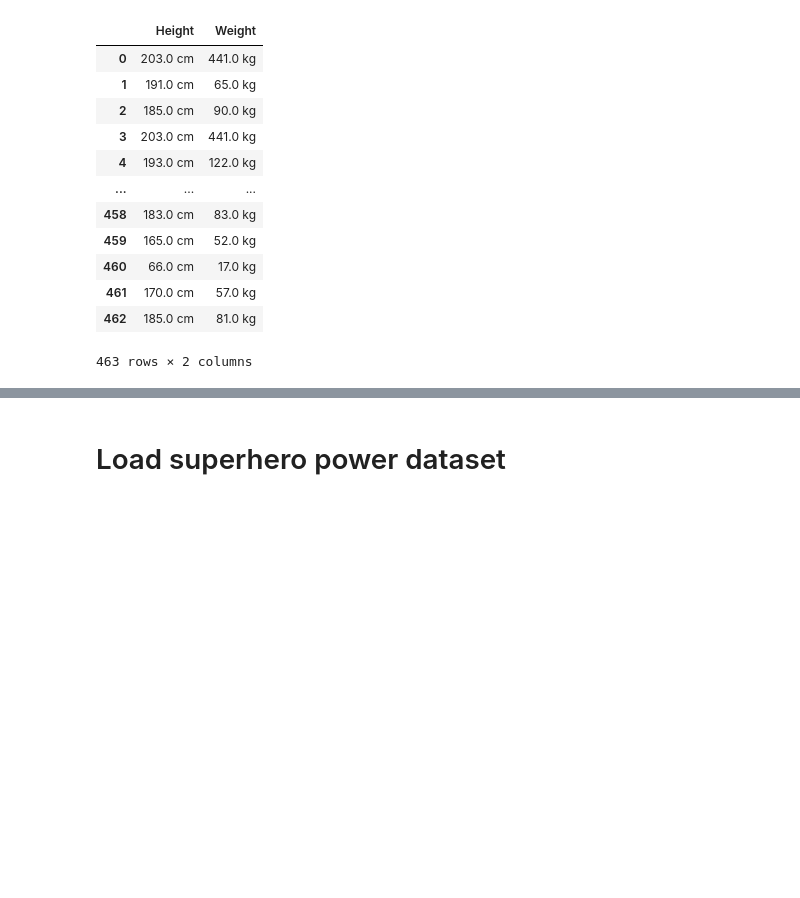
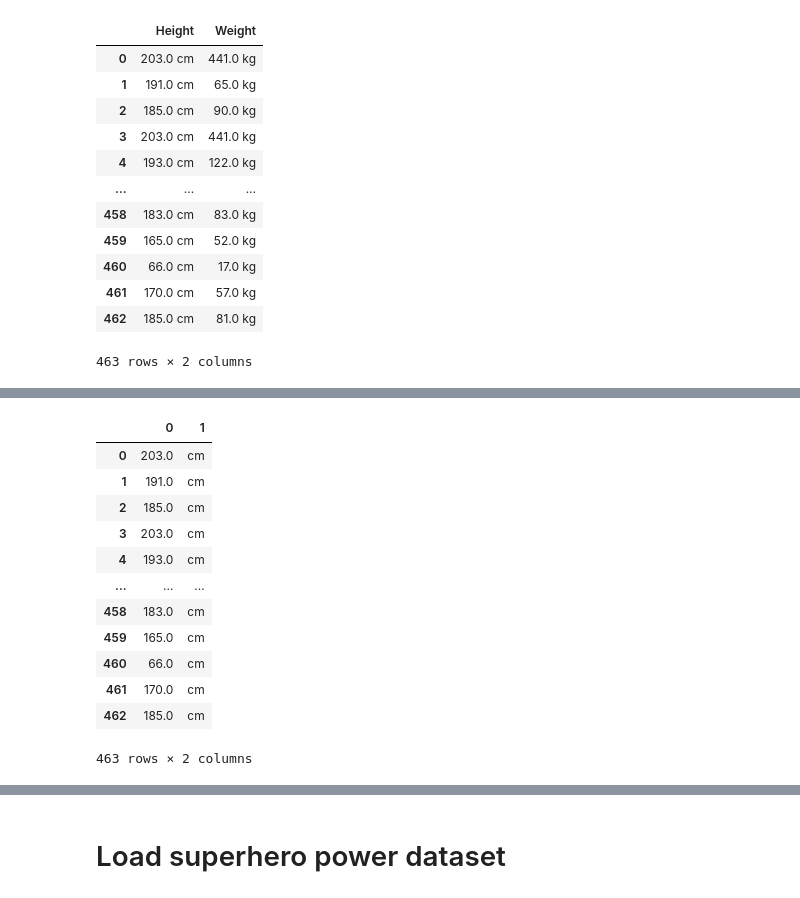
Before and after one commit to shellymduncan/Applying-Advanced-Transformations, a Jupyter notebook: Applying Advanced Transformations .ipynb, the cells around one changed output, grey strips where cells are left out. Drawn from its saved outputs; the diff is of its cells as text; code cells hidden in the pictures; blank space fills up the shorter version.

```diff
--- a/Applying Advanced Transformations .ipynb
+++ b/Applying Advanced Transformations .ipynb
@@ -181,3 +182,20 @@ info.head()
 | 2 | Male | Ungaran | good | No Hair | blue | red | {'Height': '185.0 cm', 'Weight': ... | Abin Sur | DC Comics | ... |
 | 3 | Male | Human / Radiation | bad | No Hair | green | Unknown | {'Height': '203.0 cm', 'Weight': ... | Abomination | Marvel Comics | ... |
 | 4 | Male | Human | bad | No Hair | blue | Unknown | {'Height': '193.0 cm', 'Weight': ... | Absorbing Man | Marvel Comics | ... |
+# %%
+# split the Height column to remove cm
+info['Height'].str.split(' ', expand = True)
+# %% [output]
+|  | 0 | 1 |
+| 0 | 203.0 | cm |
+| 1 | 191.0 | cm |
+| 2 | 185.0 | cm |
+| 3 | 203.0 | cm |
+| 4 | 193.0 | cm |
+| ... | ... | ... |
+| 458 | 183.0 | cm |
+| 459 | 165.0 | cm |
+| 460 | 66.0 | cm |
+| 461 | 170.0 | cm |
+| 462 | 185.0 | cm |
+463 rows × 2 columns
```
Also changed, not shown: parts of 8 cells of this notebook.
